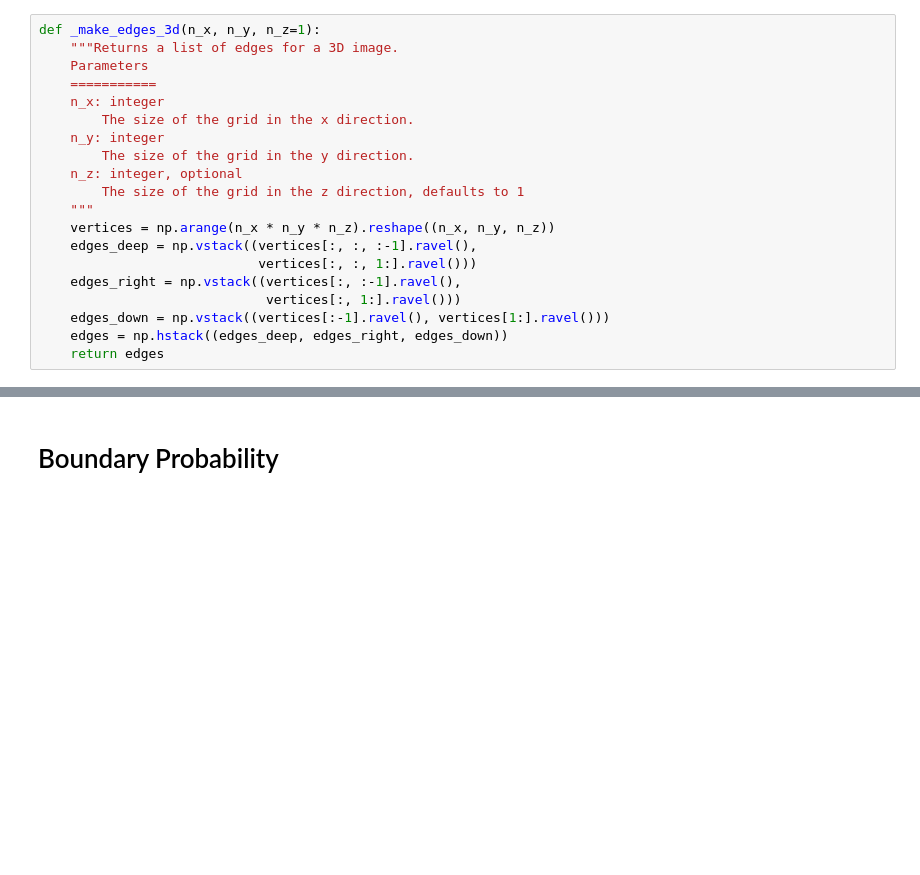
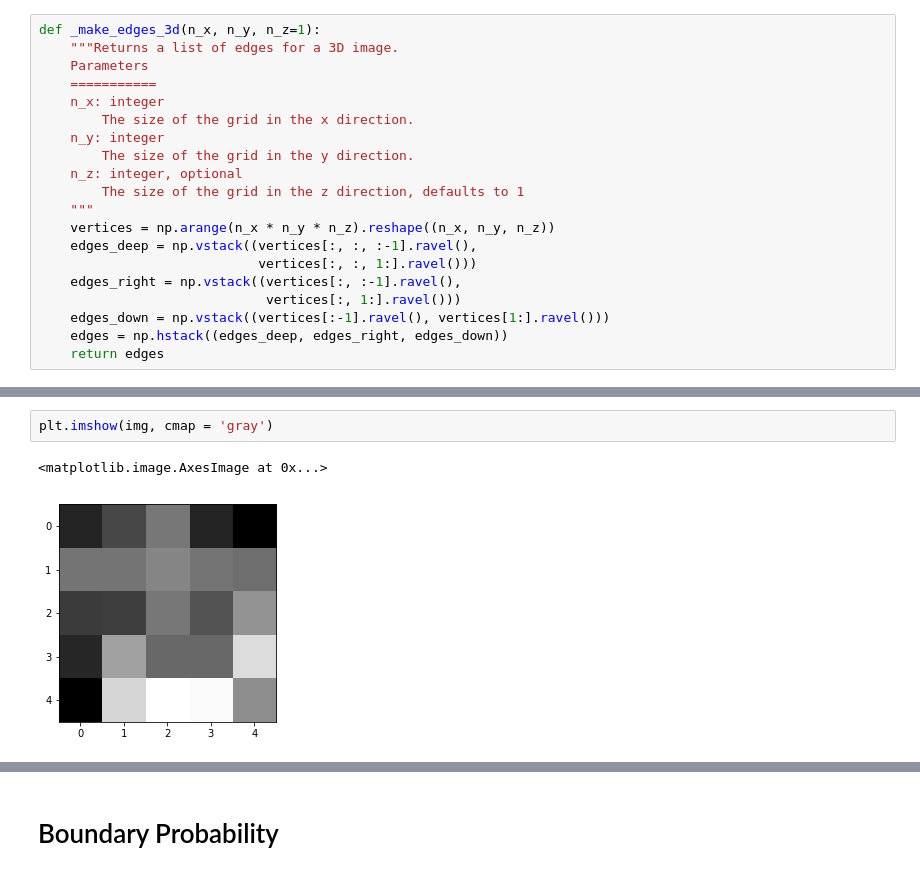
Before and after one commit to Collin-Emerson-Miller/Learned-Watershed-Segmentation, a Jupyter notebook: Pipeline.ipynb, the cells around one changed output, grey strips where cells are left out. Cells and saved outputs as stored; diff of their text form; blank space fills up the shorter version.

```diff
--- a/Pipeline.ipynb
+++ b/Pipeline.ipynb
@@ -95,0 +140,5 @@ for row in range(img.shape[0]):
+# %%
+plt.imshow(img, cmap = 'gray')
+# %% [output]
+<matplotlib.image.AxesImage at 0x...>
+[figure, added]
```
Also changed, not shown: parts of 32 cells of this notebook, 3 other files.
